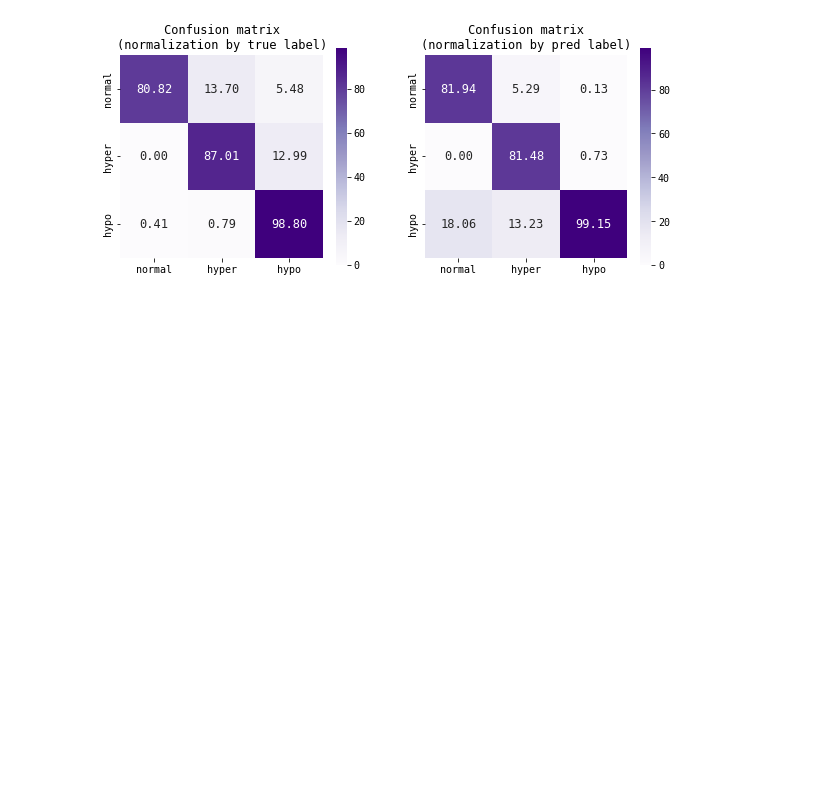
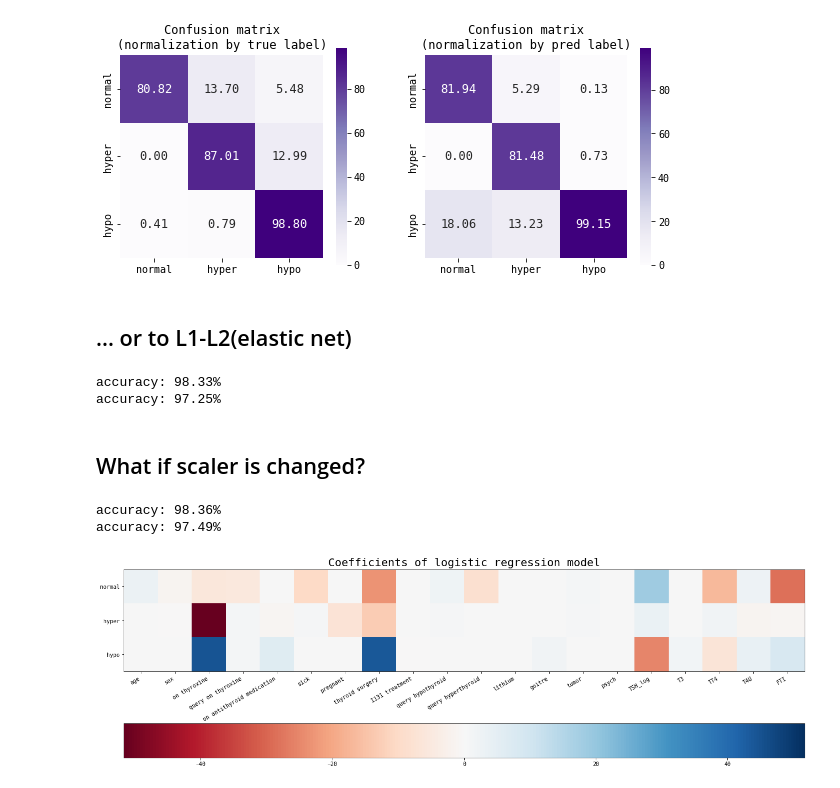
Before and after one commit to sinwall/221117_MLBasic, a Jupyter notebook: byungchang/logistic_regression.ipynb, the cells around one changed output. Saved outputs shown, nothing was run; the diff lists cells and outputs as text; code cells hidden in the pictures; blank space fills up the shorter version.

Commit message:
scaler changed

```diff
--- a/byungchang/logistic_regression.ipynb
+++ b/byungchang/logistic_regression.ipynb
@@ -272,3 +252,59 @@ ax.set_title('Confusion matrix\n(normalization by pred label)', fontsize=12)
 plt.show(); plt.close()
 # %% [output]
 [figure]
+# %% [markdown]
+## ... or to L1-L2(elastic net)
+# %%
+model = make_pipeline(
+    StandardScaler(),
+    SGDClassifier(
+        loss='log',
+        penalty='elasticnet',
+        # alpha=1e-5,
+        # l1_ratio=0.9,
+        max_iter=1000,
+        random_state=42
+    )
+)
+model.fit(X_train, y_train)
+print(f'accuracy: {100*accuracy_score(y_train, model.predict(X_train)):.2f}%')
+print(f'accuracy: {100*accuracy_score(y_test, y_pred := model.predict(X_test)):.2f}%')
+# %% [output]
+accuracy: 98.33%
+accuracy: 97.25%
+# %% [markdown]
+## What if scaler is changed?
+# %%
+from sklearn.preprocessing import RobustScaler
+
+model = make_pipeline(
+    RobustScaler(),
+    SGDClassifier(
+        loss='log',
+        penalty='l1',
+        # alpha=1e-5,
+        max_iter=1000,
+        random_state=42
+    )
+)
+model.fit(X_train, y_train)
+print(f'accuracy: {100*accuracy_score(y_train, model.predict(X_train)):.2f}%')
+print(f'accuracy: {100*accuracy_score(y_test, y_pred := model.predict(X_test)):.2f}%')
+# %% [output]
+accuracy: 98.36%
+accuracy: 97.49%
+# %%
+coef = model[-1].coef_
+m = np.max(np.abs(coef))
+
+fig, ax = plt.subplots(figsize=(18, 9))
+img = plt.imshow(coef, vmin=-m, vmax=m, cmap='RdBu')
+plt.colorbar(img, orientation='horizontal')
+ax.set_xticks(np.arange(X_train.shape[1]))
+ax.set_xticklabels(X_train.columns, ha='right', rotation=30)
+ax.set_yticks(np.arange(3))
+ax.set_yticklabels(['normal', 'hyper', 'hypo'])
+ax.set_title('Coefficients of logistic regression model', fontsize=20)
+plt.tight_layout(); plt.show(); plt.close()
+# %% [output]
+[figure, added]
```
Also changed, not shown: parts of 1 cell of this notebook.
